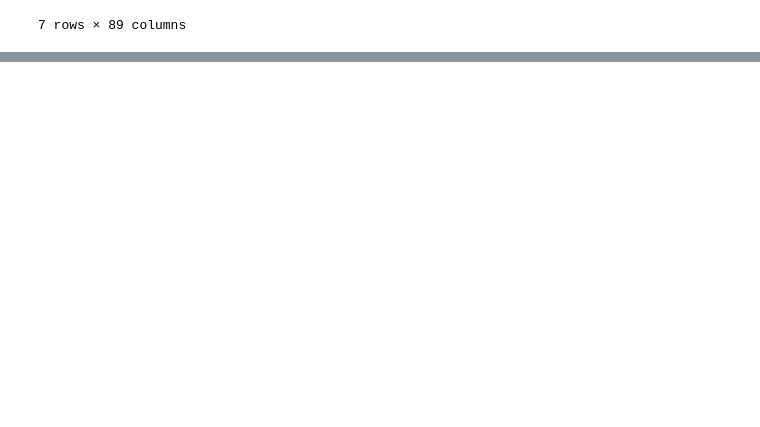
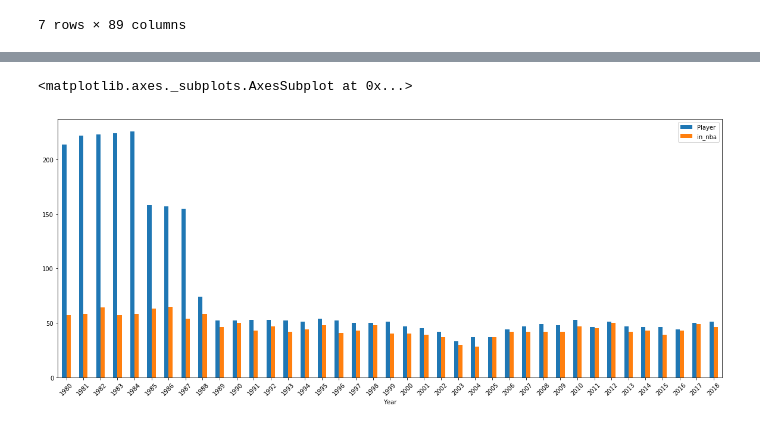
Before and after one commit to timwiede/springboard, a Jupyter notebook: CS1/wrangling.ipynb, the cells around one changed output, grey strips where cells are left out. Cells and saved outputs as stored; diff of their text form; code cells hidden in the pictures; blank space fills up the shorter version.

```diff
--- a/CS1/wrangling.ipynb
+++ b/CS1/wrangling.ipynb
@@ -48,0 +50,10 @@ memory usage: 627.3+ KB
+# %%
+draft_data=draft_data.drop([3086,3087],axis=0)
+
+
+draft_data['Year']=draft_data.Year.astype(int)
+draft_data['Rd']=draft_data.Rd.astype(int)
+draft_data['Pk']=draft_data.Pk.astype(int)
+# %%
+year_total=pd.DataFrame(draft_data.groupby(['Year'])['Player'].count())
+year_total
@@ -48,0 +79,3 @@ memory usage: 627.3+ KB
+# %%
+year_total['in_nba']=draft_data[draft_data.From >0].groupby(['Year'])['Player'].count()
+year_total
@@ -48,0 +101,5 @@ memory usage: 627.3+ KB
+# %%
+year_total.plot.bar(rot=45,figsize=(20,8))
+# %% [output]
+<matplotlib.axes._subplots.AxesSubplot at 0x...>
+[figure, added]
```
Also changed, not shown: parts of 36 cells of this notebook, 4 other files.
